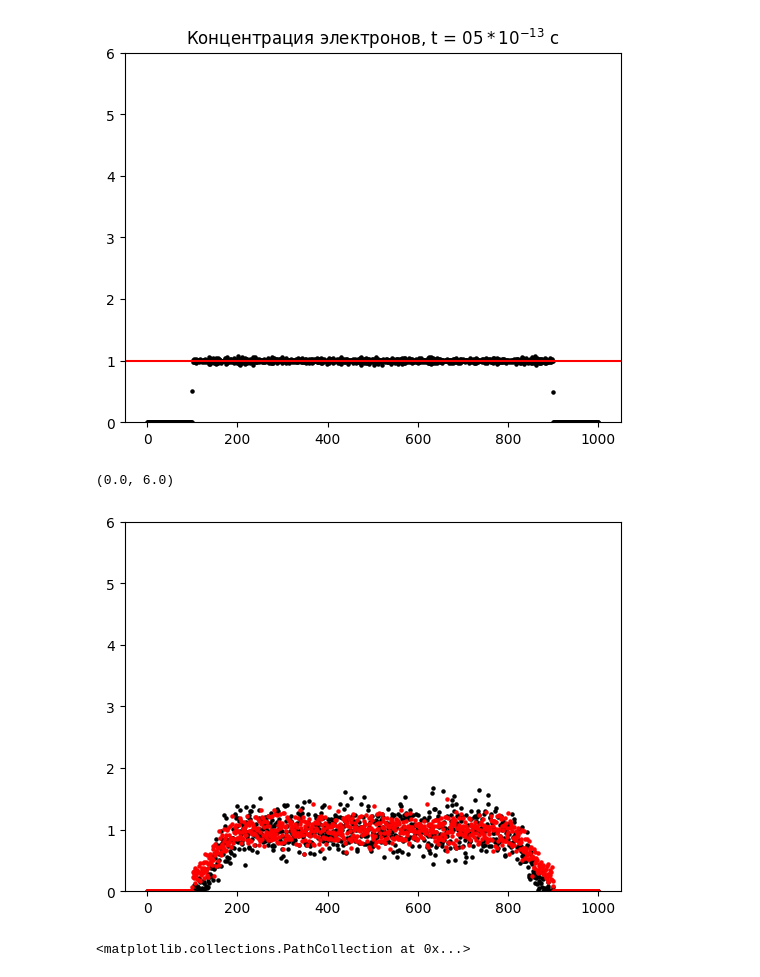
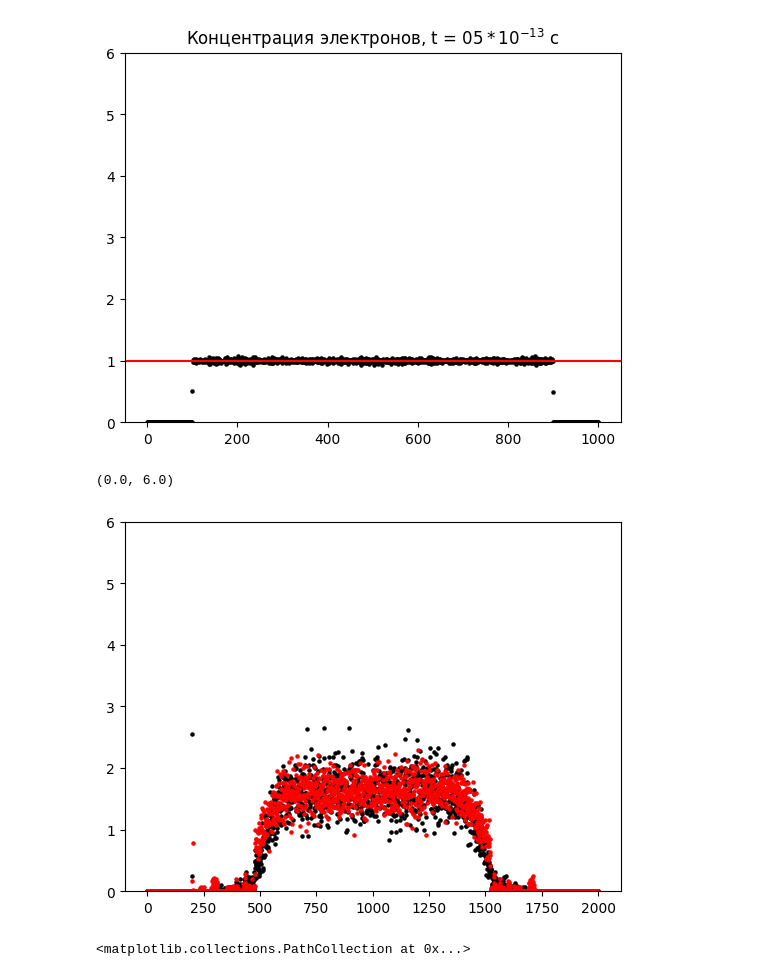
Before and after one commit to setupishe/PlasmaPython, a Jupyter notebook: runs/test35.ipynb, the cells around one changed output. Cells and saved outputs as stored; diff of their text form; code cells hidden in the pictures.

Commit message:
fixed see particles saving

```diff
--- a/runs/test35.ipynb
+++ b/runs/test35.ipynb
@@ -50,7 +67,7 @@ numerical = {
     'courant_factor': 0.25,     # Factor for adjusting the Courant time step size
 
     'integral_points': 100000,  # pool size to pick random velocities from
-    'time_iterations': 5000000,   #number of time steps
+    'time_iterations': 7000000,   #number of time steps
     "pumping_windows": 12       #number of sliding windows for pumping algorythm
 }
 
@@ -64,13 +81,15 @@ geometry = {
 
 modes = {
     'maxwellise': True,         # Flag for applying maxwellisation
-    'pumping': True,            # Flag for considering particles pumping
-    'saving': True,              # Flag for saving simulation data
+    'pumping': False,            # Flag for considering particles pumping
+    'saving': True,             # Flag for saving simulation data
+    'injection': True,          # Flag for saving simulation data
     'add_datetime': True
 }
 
+
 periods = {
-    "saving": 100,              # Steps between saving simulation data
+    "saving": 1000,              # Steps between saving simulation data
     "pumping": 500,             # Steps between applying pumping
     "maxwellise": 500,           # Steps between applying Maxwellian distribution
     "pumping_offset": 0       #time step after which pumping is activated
@@ -113,7 +137,8 @@ phi_over_time = []
 e_over_time = []
 e_distr = []
 i_distr = []
-for i, nodes, particles, walls in loop_over_states(calc_dict["filenames"]["system_states"]):
+#for i, nodes, particles, walls in loop_over_states(calc_dict["filenames"]["system_states"]):
+for i, nodes, particles, walls in loop_over_states(os.path.join(logpath, "system_states.bin")):
     electrons_over_time.append(particles[0].n_macro)
     ions_over_time.append(particles[1].n_macro)
     e_conc_history.append(nodes.conc_e.copy())
@@ -232,14 +258,14 @@ list index out of range
 done!
 [figure]
 # %%
-n = 2500
+n = -1
 fig, ax = plt.subplots()
-ax.scatter(np.arange(N_x+1), e_conc_history[n]/1e17, color="k", s=5)
-ax.scatter(np.arange(N_x+1), i_conc_history[n]/1e17, color="r", s=5)
+ax.scatter(np.arange(2000+1), e_conc_history[n]/1e17, color="k", s=5)
+ax.scatter(np.arange(2000+1), i_conc_history[n]/1e17, color="r", s=5)
 ax.set_ylim((0, 6))
 # %% [output]
 (0.0, 6.0)
-[figure, old version]
+[figure, new version]
 # %%
 plt.scatter(np.arange(N_x+1), e_conc_history[-1], color="k", s=5 )
 # %% [output]
```
Also changed, not shown: parts of 6 cells of this notebook, 13 other files.
